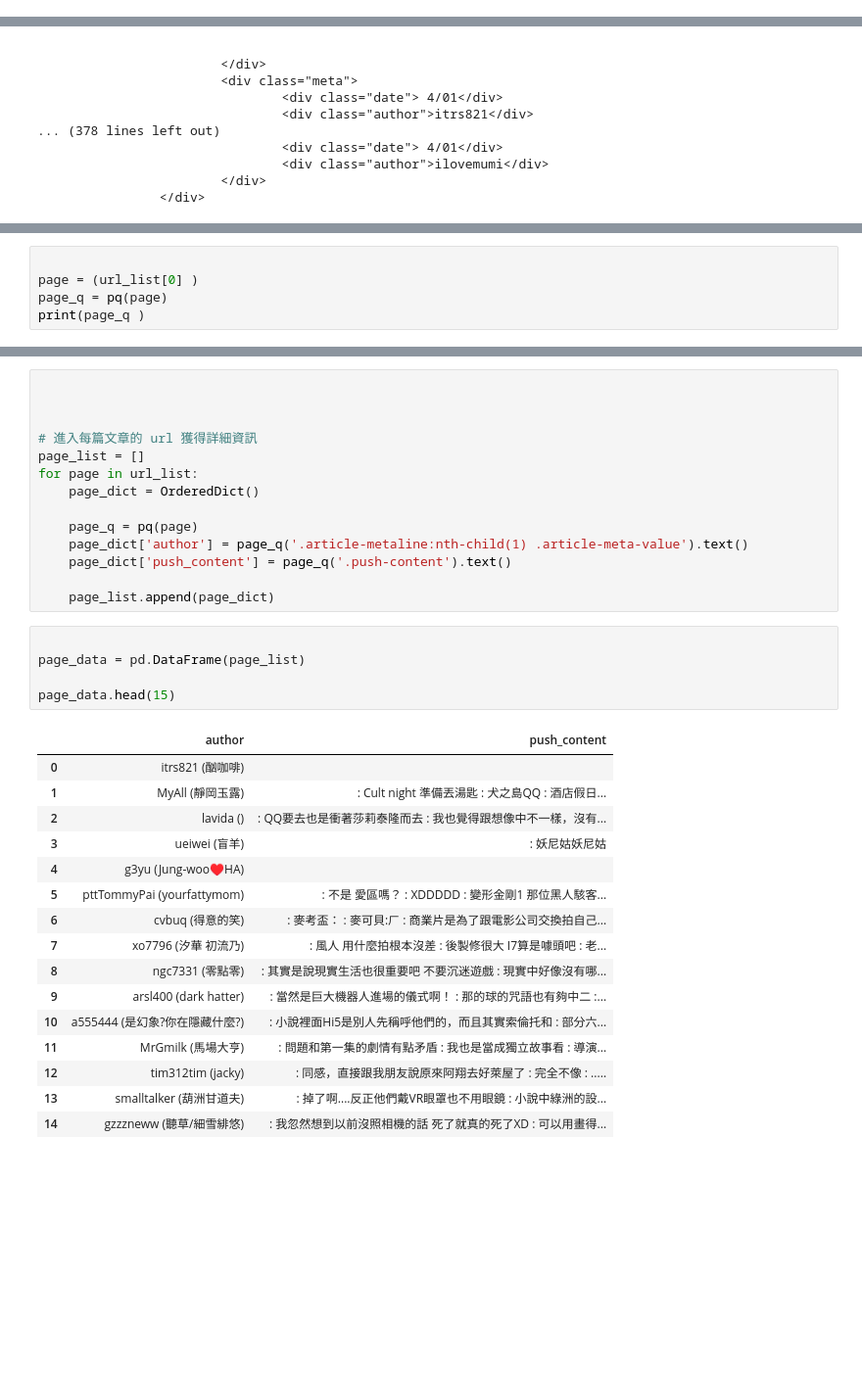
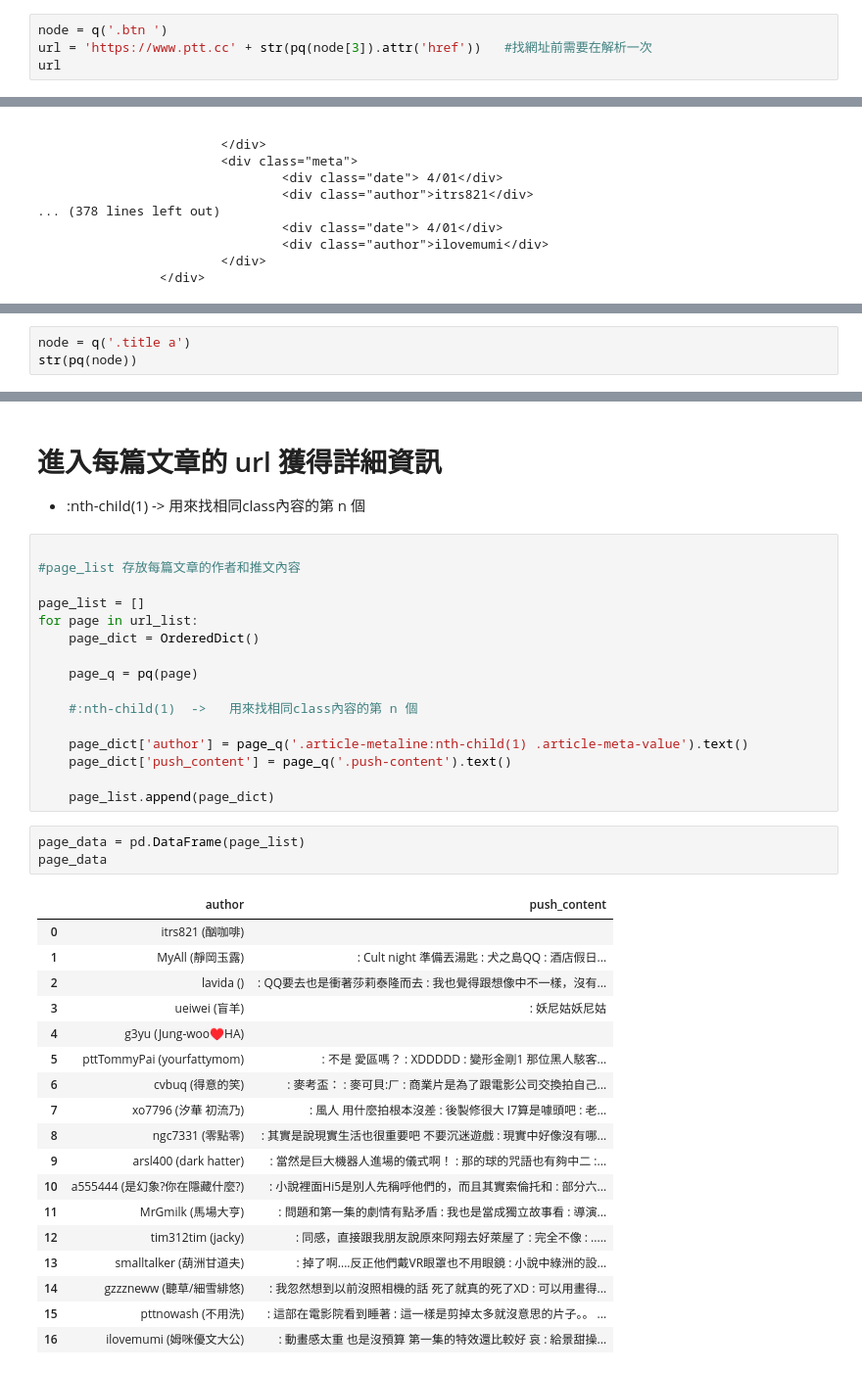
Before and after one commit to chenshowa/Showa_CsxPython, a Jupyter notebook: week_2/course_2_crawler.ipynb, the cells around one changed output, grey strips where cells are left out. Shown at 98% size. Saved outputs shown, nothing was run; the diff lists cells and outputs as text; blank space fills up the shorter version.

```diff
--- a/week_2/course_2_crawler.ipynb
+++ b/week_2/course_2_crawler.ipynb
@@ -130,0 +66,4 @@ button
+# %%
+node = q('.btn ')
+url = 'https://www.ptt.cc' + str(pq(node[3]).attr('href'))   #找網址前需要在解析一次
+url
@@ -211,3 +152,6 @@ OrderedDict([('title', '[好雷] 環太平洋2'), ('author', 'ilovemumi'), ('pus
 | 8 | [好雷] 一級玩家 | ngc7331 | 6 |
 | 9 |  | - | 3 |
 | 10 | [討論] 一級玩家，你覺得最中二的橋段 | arsl400 | 35 |
+# %%
+node = q('.title a')
+str(pq(node))
@@ -235,8 +184,3 @@ url_list
  'https://www.ptt.cc/bbs/movie/M.1522583979.A.21E.html',
  'https://www.ptt.cc/bbs/movie/M.1522584913.A.8F6.html',
  'https://www.ptt.cc/bbs/movie/M.1522585121.A.E02.html']
-# %%
-
-page = (url_list[0] )
-page_q = pq(page)
-print(page_q )
@@ -261,36 +192,42 @@ print(page_q )
+# %% [markdown]
+# 進入每篇文章的 url 獲得詳細資訊
+
+* :nth-child(1)  ->   用來找相同class內容的第 n 個
 # %%
 
+#page_list 存放每篇文章的作者和推文內容
 
-
-# 進入每篇文章的 url 獲得詳細資訊
 page_list = []
 for page in url_list:
     page_dict = OrderedDict()
 
     page_q = pq(page)
+
+    #:nth-child(1)  ->   用來找相同class內容的第 n 個
+
     page_dict['author'] = page_q('.article-metaline:nth-child(1) .article-meta-value').text()
     page_dict['push_content'] = page_q('.push-content').text()
 
     page_list.append(page_dict)
 # %%
-
 page_data = pd.DataFrame(page_list)
-
-page_data.head(15)
+page_data
 # %% [output]
 |  | author | push_content |
 | 0 | itrs821 (酗咖啡) |  |
 | 1 | MyAll (靜岡玉露) | : Cult night 準備丟湯匙 : 犬之島QQ : 酒店假日... |
 | 2 | lavida () | : QQ要去也是衝著莎莉泰隆而去 : 我也覺得跟想像中不一樣，沒有... |
 | 3 | ueiwei (盲羊) | : 妖尼姑妖尼姑 |
 | 4 | g3yu (Jung-woo♥HA) |  |
 | 5 | pttTommyPai (yourfattymom) | : 不是 愛區嗎？ : XDDDDD : 變形金剛1 那位黑人駭客... |
 | 6 | cvbuq (得意的笑) | : 麥考盃： : 麥可貝:ㄏ : 商業片是為了跟電影公司交換拍自己... |
 | 7 | xo7796 (汐華 初流乃) | : 風人 用什麼拍根本沒差 : 後製修很大 I7算是噱頭吧 : 老... |
 | 8 | ngc7331 (零點零) | : 其實是說現實生活也很重要吧 不要沉迷遊戲 : 現實中好像沒有哪... |
 | 9 | arsl400 (dark hatter) | : 當然是巨大機器人進場的儀式啊！ : 那的球的咒語也有夠中二 :... |
 | 10 | a555444 (是幻象?你在隱藏什麼?) | : 小說裡面Hi5是別人先稱呼他們的，而且其實索倫托和 : 部分六... |
 | 11 | MrGmilk (馬場大亨) | : 問題和第一集的劇情有點矛盾 : 我也是當成獨立故事看 : 導演... |
 | 12 | tim312tim (jacky) | : 同感，直接跟我朋友說原來阿翔去好萊屋了 : 完全不像 : ..... |
 | 13 | smalltalker (葫洲甘道夫) | : 掉了啊....反正他們戴VR眼罩也不用眼鏡 : 小說中綠洲的設... |
 | 14 | gzzzneww (聽草/細雪緋悠) | : 我忽然想到以前沒照相機的話 死了就真的死了XD : 可以用畫得... |
+| 15 | pttnowash (不用洗) | : 這部在電影院看到睡著 : 這一樣是剪掉太多就沒意思的片子。。 ... |
+| 16 | ilovemumi (姆咪優文大公) | : 動畫感太重 也是沒預算 第一集的特效還比較好 哀 : 給景甜操... |
```
Also changed, not shown: parts of 27 cells of this notebook, 11 other files.
